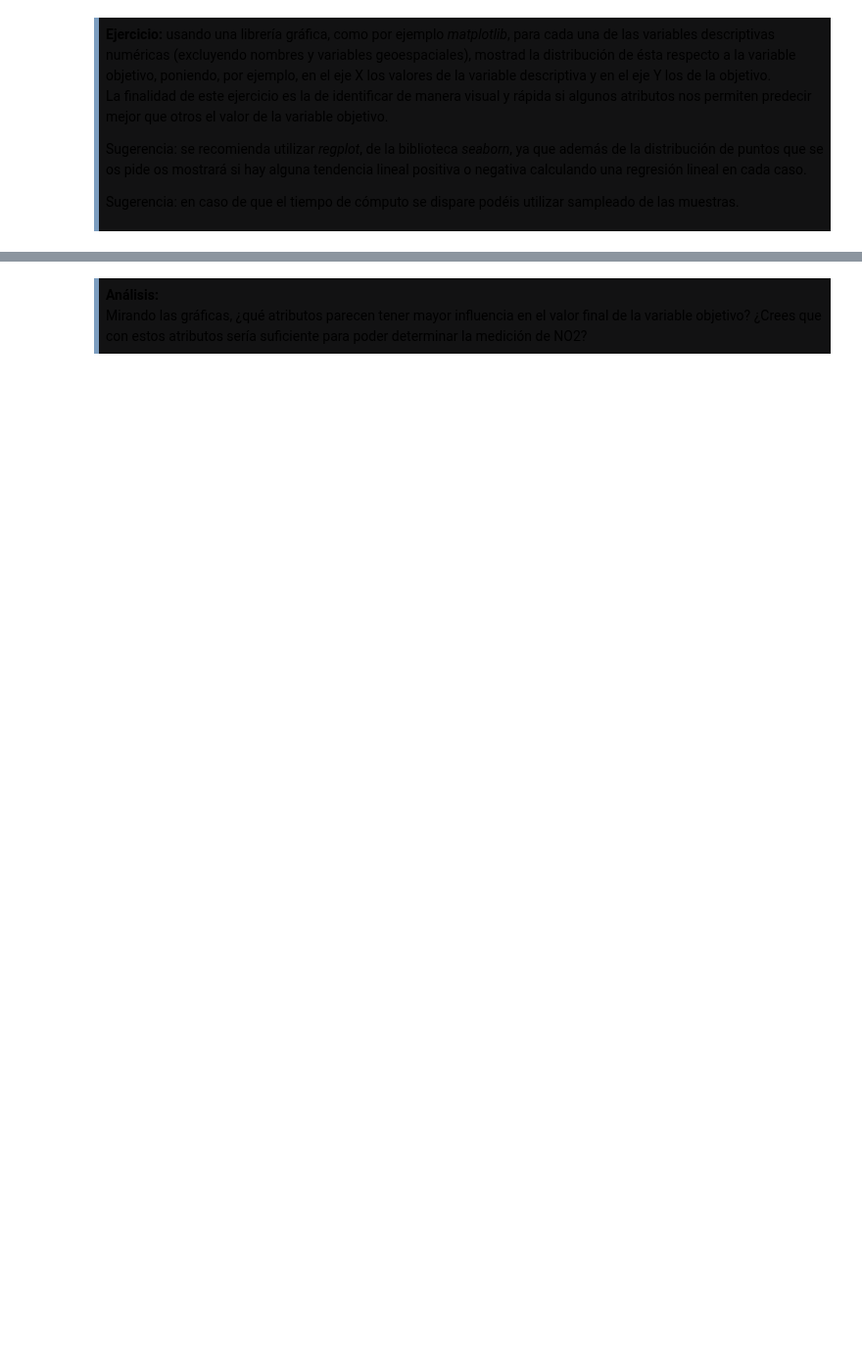
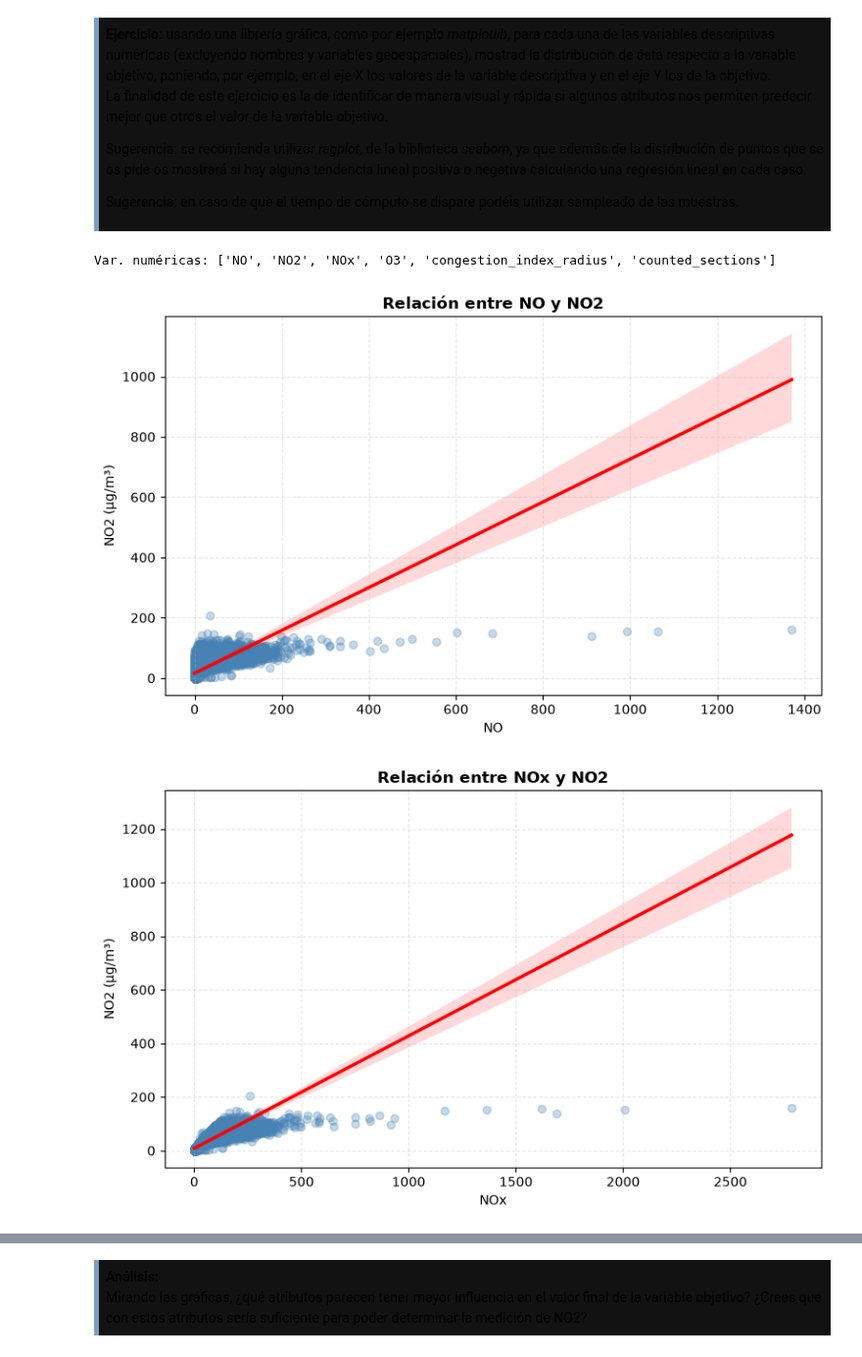
Before and after one commit to Axton-Industries/Aprendizaje-Automatico, a Jupyter notebook: PEC1/M2.891_20261_PEC1-Enunciado.ipynb, the cells around one changed output, grey strips where cells are left out. Shown at 98% size. Saved outputs shown, nothing was run; the diff lists cells and outputs as text; code cells hidden in the pictures; blank space fills up the shorter version.

```diff
--- a/PEC1/M2.891_20261_PEC1-Enunciado.ipynb
+++ b/PEC1/M2.891_20261_PEC1-Enunciado.ipynb
@@ -297,3 +401,36 @@ La finalidad de este ejercicio es la de identificar de manera visual y rápida s
 Sugerencia: se recomienda utilizar <i>regplot</i>, de la biblioteca <i>seaborn</i>, ya que además de la distribución de puntos que se os pide os mostrará si hay alguna tendencia lineal positiva o negativa calculando una regresión lineal en cada caso.
 
 Sugerencia: en caso de que el tiempo de cómputo se dispare podéis utilizar sampleado de las muestras.
+# %%
+# Variables numéricas excepto latitud y longitud
+var_numericas = [
+    col for col in sensor_df.select_dtypes(include=['float64', 'int64']).columns
+    if col not in ['latitude', 'longitude']
+]
+print(f"Var. numéricas: {var_numericas}")
+# %% [output]
+Var. numéricas: ['NO', 'NO2', 'NOx', 'O3', 'congestion_index_radius', 'counted_sections']
+# %%
+# Quitamos 'NO2' antes de iniciar el bucle
+var_num= [col for col in var_numericas if col != 'NO2']
+
+for feature in var_num:
+    plt.figure(figsize=(8, 5))
+    sns.regplot(
+        data=sensor_df,
+        x=feature,
+        y='NO2',
+        color='steelblue',
+        line_kws={'color': 'red', 'linewidth': 2.5},
+        scatter_kws={'alpha': 0.3}
+    )
+
+    plt.title(f'Relación entre {feature} y NO2', fontsize=12, fontweight='bold')
+    plt.xlabel(feature, fontsize=10)
+    plt.ylabel('NO2 (µg/m³)', fontsize=10)
+    plt.grid(True, linestyle='--', alpha=0.3)
+    plt.tight_layout()
+    plt.show()
+# %% [output]
+[figure, added]
+[figure, added]
```
Also changed, not shown: parts of 18 cells of this notebook.
